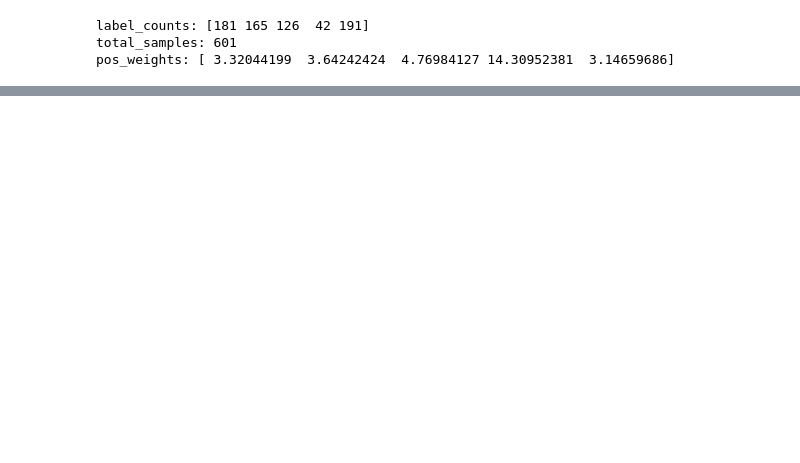
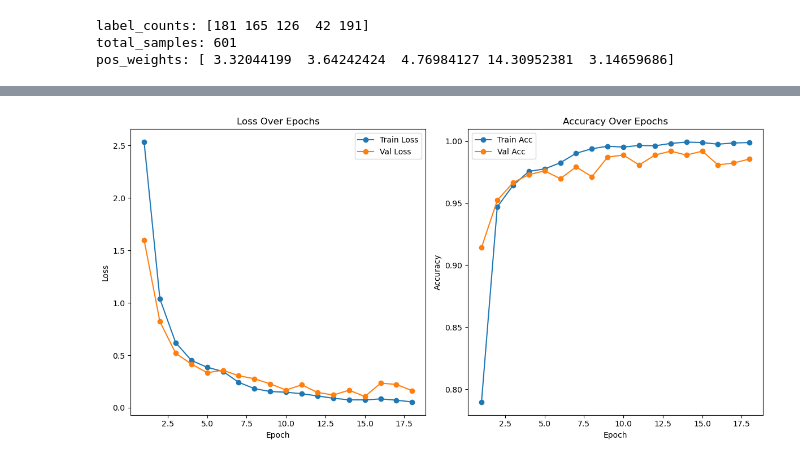
Before and after one commit to annahanslc/koi-price-prediction, a Jupyter notebook: Modeling_ResNet18.ipynb, the cells around one changed output, grey strips where cells are left out. Cells and saved outputs as stored; diff of their text form; code cells hidden in the pictures; blank space fills up the shorter version.

```diff
--- a/Modeling_ResNet18.ipynb
+++ b/Modeling_ResNet18.ipynb
@@ -139,0 +278,32 @@ plot_train_val_losses(num_epochs, train_losses, train_accuracies, val_losses, va
+# %%
+# Calculate the class balance
+
+pos_weights = get_class_weights(train_df, device)
+
+# Define the model
+
+model = get_resnet18_model(num_classes)
+
+# Define loss and optimizer
+
+criterion = nn.BCEWithLogitsLoss(weight=pos_weights)
+optimizer = optim.Adam(model.parameters(), lr=0.0001)
+
+# Define a scheduler to implement reducing learning rate on plateau
+
+scheduler = ReduceLROnPlateau(optimizer, mode='min', factor=0.5, patience=3, verbose=True)
+
+# Train the model
+
+num_epochs = 20
+
+
+train_losses, train_accuracies, val_losses, val_accuracies = train_model_earlystop_reducelronplateau(model,
+                                                                                                    train_loader,
+                                                                                                    val_loader,
+                                                                                                    criterion,
+                                                                                                    optimizer,
+                                                                                                    device,
+                                                                                                    scheduler,
+                                                                                                    num_epochs=num_epochs,
+                                                                                                    patience=3)
@@ -139,0 +333,6 @@ plot_train_val_losses(num_epochs, train_losses, train_accuracies, val_losses, va
+# %%
+# Plot the train and val losses and accuracies
+
+plot_train_val_losses(len(val_losses), train_losses, train_accuracies, val_losses, val_accuracies)
+# %% [output]
+[figure, added]
```
Also changed, not shown: parts of 27 cells of this notebook, 8 other files.
